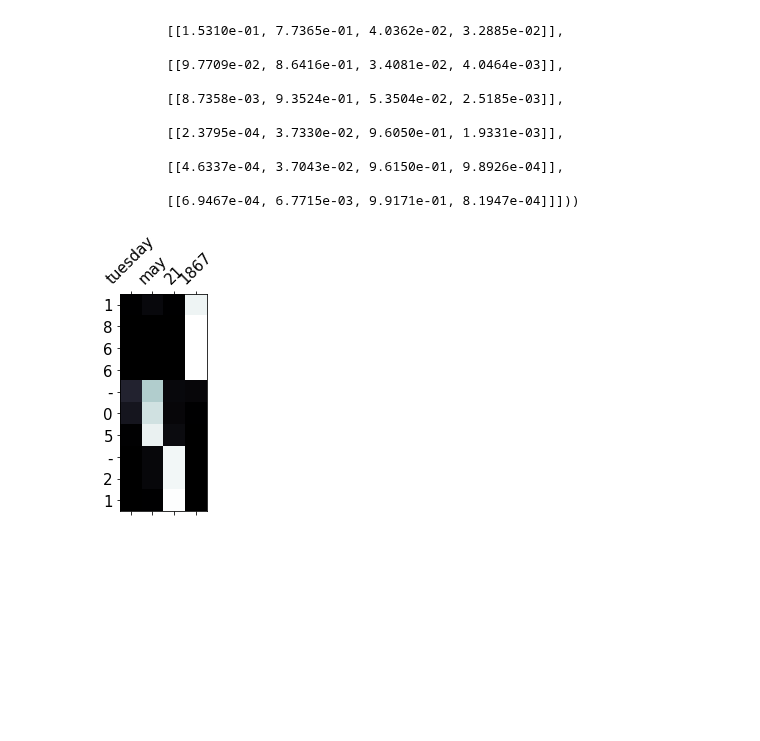
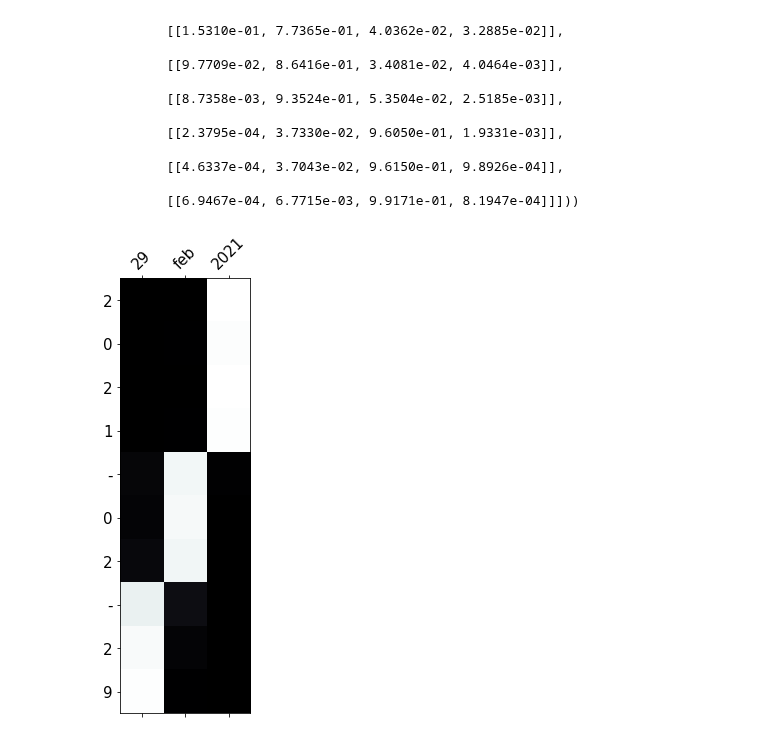
Before and after one commit to JACOBIN-SCTCS/Deep_Learning_For_NLP_IISC, a Jupyter notebook: Assignment4/parta/sol.ipynb, the cells around one changed output. Cells and saved outputs as stored; diff of their text form; code cells hidden in the pictures; blank space fills up the shorter version.

```diff
--- a/Assignment4/parta/sol.ipynb
+++ b/Assignment4/parta/sol.ipynb
@@ -482,7 +482,7 @@ def translate_sentence(sentence, model, max_len = 10,glove=glove):
 # %%
 def display_attention(sentence, translation, attention):
 
-    fig = plt.figure()
+    fig = plt.figure(figsize=(20,8))
     ax = fig.add_subplot(111)
 
     attention = attention.squeeze(1).cpu().detach().numpy()
@@ -503,10 +503,10 @@ def display_attention(sentence, translation, attention):
     plt.show()
     plt.close()
 # %%
-output_tokens , attention = translate_sentence('tuesday may 21 1867',t)
-display_attention('tuesday may 21 1867',output_tokens,attention)
+output_tokens , attention = translate_sentence('29 feb 2021',t)
+display_attention('29 feb 2021',output_tokens,attention)
 # %% [output]
-[figure, old version]
+[figure, new version]
 # %%
 rnn = nn.GRU(100,64, num_layers= 2 ,batch_first= True ,bidirectional=True)
 inp = torch.randn((2,8,100))
```
